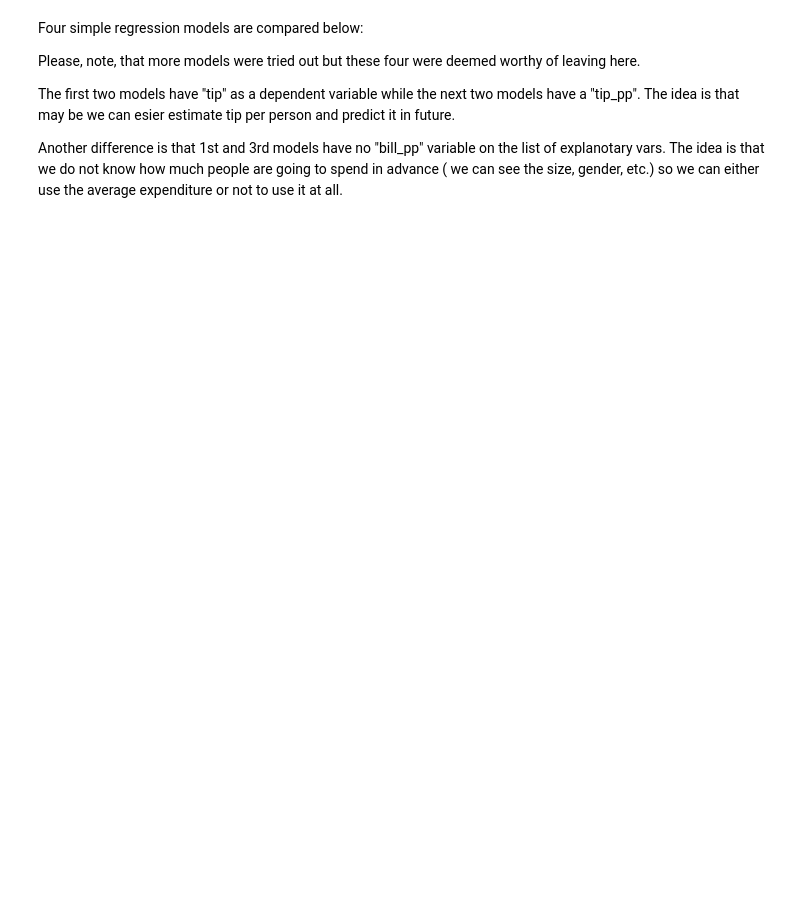
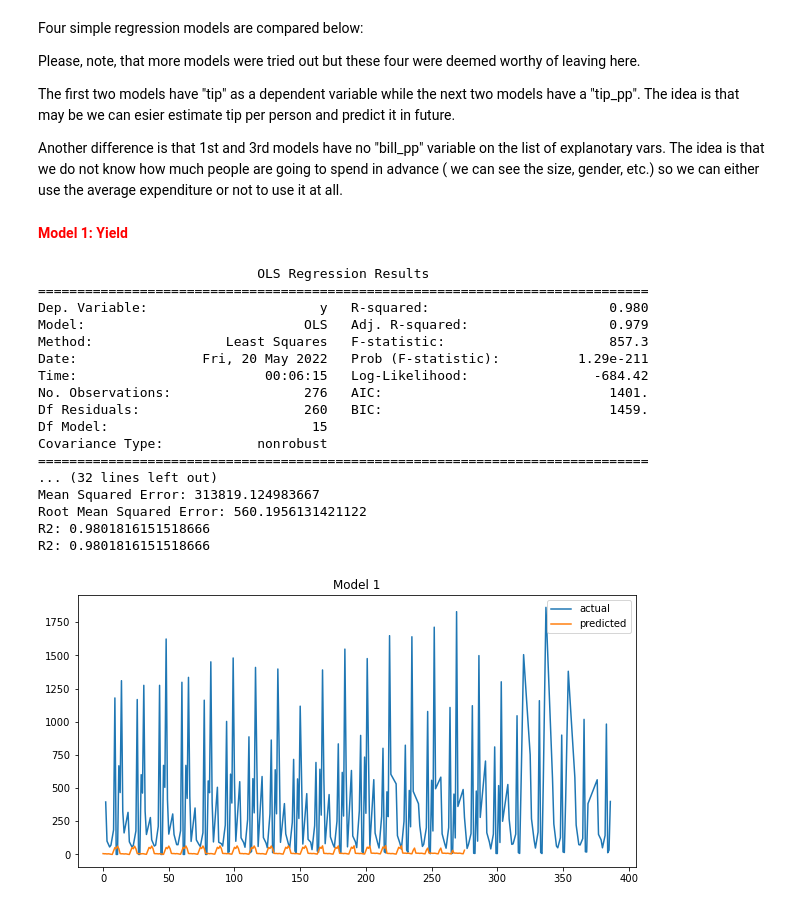
Before and after one commit to Vitalismirnov/CA2_Smirnoff, a Jupyter notebook: CA2_VitalisSmirnovs.ipynb, the cells around one changed output. Cells and saved outputs as stored; diff of their text form; code cells hidden in the pictures; blank space fills up the shorter version.

Commit message:
Regression works, RF doesnt work yet

```diff
--- a/CA2_VitalisSmirnovs.ipynb
+++ b/CA2_VitalisSmirnovs.ipynb
@@ -1097,29 +1007,51 @@ from sklearn import metrics
 # %%
 
 dat =df3                                                                       # data = our data frame
 printmd("**Model 1: Yield**", color= "red")                    # print a header
-X = df3[['Year', 'averageRain']].values                                                 # list of explanatory vars
+X = df3[['Year', 'averageRain', 'MeanTa', 'Anomaly', 'Beans',
+        'FBeet', 'Kale', 'Oilseed', 'Potatoes', 'SBarley',
+         'SOats', 'SWheat', 'SBeat', 'Turnips', 'WBarley', 'WOats', 'Wwheat']].values                                                 # list of explanatory vars
 X = sm.add_constant(X)                                                        # add constant
-y = df3['Yield'].values                                                          # dependent var
+y = df3['Yield_ha'].values                                                          # dependent var
 
 olsmod = sm.OLS(y, X)    # ols model
 olsres = olsmod.fit()    # fit model
 print(olsres.summary())  # print results
 
 ypred = olsres.predict(X) # predict based on model estimated
 
 fig = plt.figure(figsize=(10, 5))        # plot figure
 ax = plt.plot(df3['Yield'], label="actual")  # actual tip values
 ax = plt.plot(ypred, label="predicted")   # vs predicted tip values
 plt.title('Model 1')
 plt.legend()
 
 # Model evaluation (to asses accuracy):
 print('Mean Absolute Error:', metrics.mean_absolute_error(df3['Yield'], ypred))
 print('Mean Squared Error:', metrics.mean_squared_error(df3['Yield'], ypred))
 print('Root Mean Squared Error:', np.sqrt(metrics.mean_squared_error(df3['Yield'], ypred)))
 print('R2:',olsres.rsquared)
 
 M1_MRSEadj= int(((np.sqrt(metrics.mean_squared_error(df3['Yield'], ypred)))/av_yield)*100)
 M1_Rsq=np.round(olsres.rsquared*100, 1)
 print('R2:', metrics.r2_score(y, ypred)) # another way to pull R2.
+# %% [output]
+<span style='color:red'>**Model 1: Yield**</span>
+                            OLS Regression Results
+==============================================================================
+Dep. Variable:                      y   R-squared:                       0.980
+Model:                            OLS   Adj. R-squared:                  0.979
+Method:                 Least Squares   F-statistic:                     857.3
+Date:                Fri, 20 May 2022   Prob (F-statistic):          1.29e-211
+Time:                        00:06:15   Log-Likelihood:                -684.42
+No. Observations:                 276   AIC:                             1401.
+Df Residuals:                     260   BIC:                             1459.
+Df Model:                          15
+Covariance Type:            nonrobust
+==============================================================================
+... (32 lines left out)
+Mean Squared Error: 313819.124983667
+Root Mean Squared Error: 560.1956131421122
+R2: 0.9801816151518666
+R2: 0.9801816151518666
+[figure, added]
```
Also changed, not shown: parts of 27 cells of this notebook, 1 other file.
